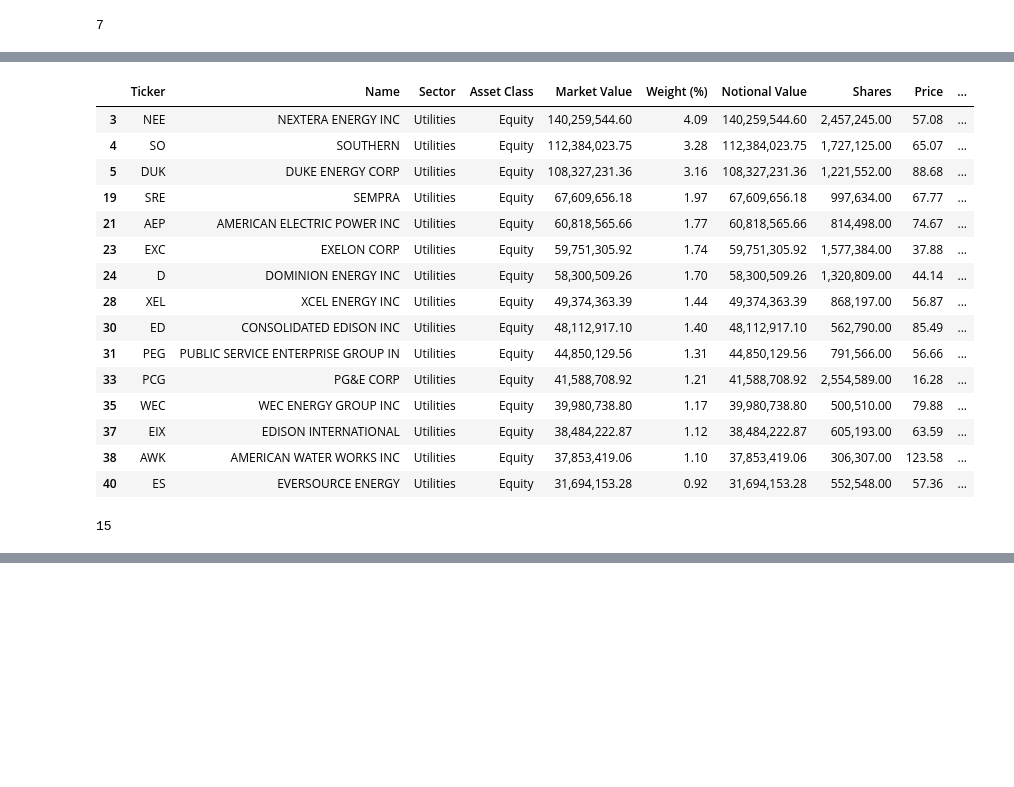
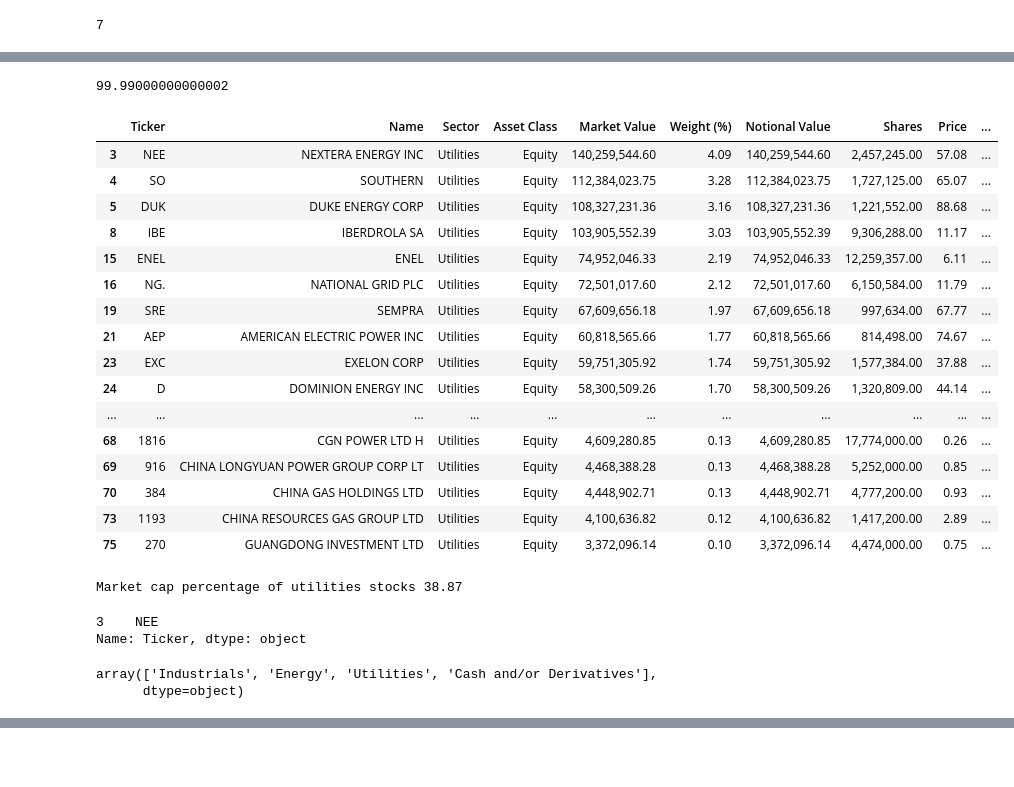
Before and after one commit to Glowary/project_1, a Jupyter notebook: Stock project.ipynb, the cells around one changed output, grey strips where cells are left out. Saved outputs shown, nothing was run; the diff lists cells and outputs as text; code cells hidden in the pictures; blank space fills up the shorter version.

```diff
--- a/Stock project.ipynb
+++ b/Stock project.ipynb
@@ -80,26 +53,42 @@ len(energy_df['Ticker'])
+# %%
+sum(stocks_df['Weight (%)'])
+# %% [output]
+99.99000000000002
 # %%
 #create a df for the stocks in the Utilities sector in United States
 utilities_df = stocks_df.loc[stocks_df['Sector']=='Utilities']
-utilities_df = utilities_df.loc[utilities_df['Location']=='United States']
+# utilities_df = utilities_df.loc[utilities_df['Location']=='United States']
 utilities_df
 # %% [output]
 |  | Ticker | Name | Sector | Asset Class | Market Value | Weight (%) | Notional Value | Shares | Price | ... |
 | 3 | NEE | NEXTERA ENERGY INC | Utilities | Equity | 140,259,544.60 | 4.09 | 140,259,544.60 | 2,457,245.00 | 57.08 | ... |
 | 4 | SO | SOUTHERN | Utilities | Equity | 112,384,023.75 | 3.28 | 112,384,023.75 | 1,727,125.00 | 65.07 | ... |
 | 5 | DUK | DUKE ENERGY CORP | Utilities | Equity | 108,327,231.36 | 3.16 | 108,327,231.36 | 1,221,552.00 | 88.68 | ... |
+| 8 | IBE | IBERDROLA SA | Utilities | Equity | 103,905,552.39 | 3.03 | 103,905,552.39 | 9,306,288.00 | 11.17 | ... |
+| 15 | ENEL | ENEL | Utilities | Equity | 74,952,046.33 | 2.19 | 74,952,046.33 | 12,259,357.00 | 6.11 | ... |
+| 16 | NG. | NATIONAL GRID PLC | Utilities | Equity | 72,501,017.60 | 2.12 | 72,501,017.60 | 6,150,584.00 | 11.79 | ... |
 | 19 | SRE | SEMPRA | Utilities | Equity | 67,609,656.18 | 1.97 | 67,609,656.18 | 997,634.00 | 67.77 | ... |
 | 21 | AEP | AMERICAN ELECTRIC POWER INC | Utilities | Equity | 60,818,565.66 | 1.77 | 60,818,565.66 | 814,498.00 | 74.67 | ... |
 | 23 | EXC | EXELON CORP | Utilities | Equity | 59,751,305.92 | 1.74 | 59,751,305.92 | 1,577,384.00 | 37.88 | ... |
 | 24 | D | DOMINION ENERGY INC | Utilities | Equity | 58,300,509.26 | 1.70 | 58,300,509.26 | 1,320,809.00 | 44.14 | ... |
-| 28 | XEL | XCEL ENERGY INC | Utilities | Equity | 49,374,363.39 | 1.44 | 49,374,363.39 | 868,197.00 | 56.87 | ... |
-| 30 | ED | CONSOLIDATED EDISON INC | Utilities | Equity | 48,112,917.10 | 1.40 | 48,112,917.10 | 562,790.00 | 85.49 | ... |
-| 31 | PEG | PUBLIC SERVICE ENTERPRISE GROUP IN | Utilities | Equity | 44,850,129.56 | 1.31 | 44,850,129.56 | 791,566.00 | 56.66 | ... |
-| 33 | PCG | PG&E CORP | Utilities | Equity | 41,588,708.92 | 1.21 | 41,588,708.92 | 2,554,589.00 | 16.28 | ... |
-| 35 | WEC | WEC ENERGY GROUP INC | Utilities | Equity | 39,980,738.80 | 1.17 | 39,980,738.80 | 500,510.00 | 79.88 | ... |
-| 37 | EIX | EDISON INTERNATIONAL | Utilities | Equity | 38,484,222.87 | 1.12 | 38,484,222.87 | 605,193.00 | 63.59 | ... |
-| 38 | AWK | AMERICAN WATER WORKS INC | Utilities | Equity | 37,853,419.06 | 1.10 | 37,853,419.06 | 306,307.00 | 123.58 | ... |
-| 40 | ES | EVERSOURCE ENERGY | Utilities | Equity | 31,694,153.28 | 0.92 | 31,694,153.28 | 552,548.00 | 57.36 | ... |
+| ... | ... | ... | ... | ... | ... | ... | ... | ... | ... | ... |
+| 68 | 1816 | CGN POWER LTD H | Utilities | Equity | 4,609,280.85 | 0.13 | 4,609,280.85 | 17,774,000.00 | 0.26 | ... |
+| 69 | 916 | CHINA LONGYUAN POWER GROUP CORP LT | Utilities | Equity | 4,468,388.28 | 0.13 | 4,468,388.28 | 5,252,000.00 | 0.85 | ... |
+| 70 | 384 | CHINA GAS HOLDINGS LTD | Utilities | Equity | 4,448,902.71 | 0.13 | 4,448,902.71 | 4,777,200.00 | 0.93 | ... |
+| 73 | 1193 | CHINA RESOURCES GAS GROUP LTD | Utilities | Equity | 4,100,636.82 | 0.12 | 4,100,636.82 | 1,417,200.00 | 2.89 | ... |
+| 75 | 270 | GUANGDONG INVESTMENT LTD | Utilities | Equity | 3,372,096.14 | 0.10 | 3,372,096.14 | 4,474,000.00 | 0.75 | ... |
-# %%
-len(utilities_df['Ticker'])
-# %% [output]
-15
+# %%
+print("Market cap percentage of utilities stocks", sum(utilities_df['Weight (%)']))
+# %% [output]
+Market cap percentage of utilities stocks 38.87
+# %%
+top_utility_ticker = utilities_df.loc[utilities_df['Weight (%)'] == utilities_df['Weight (%)'].max()]['Ticker']
+top_utility_ticker
+# %% [output]
+3    NEE
+Name: Ticker, dtype: object
+# %%
+stocks_df['Sector'].unique()
+# %% [output]
+array(['Industrials', 'Energy', 'Utilities', 'Cash and/or Derivatives'],
+      dtype=object)
```
Also changed, not shown: parts of 35 cells of this notebook.
